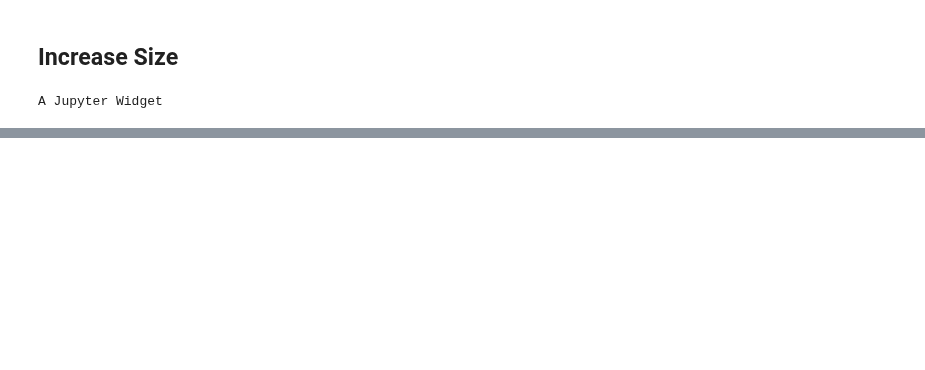
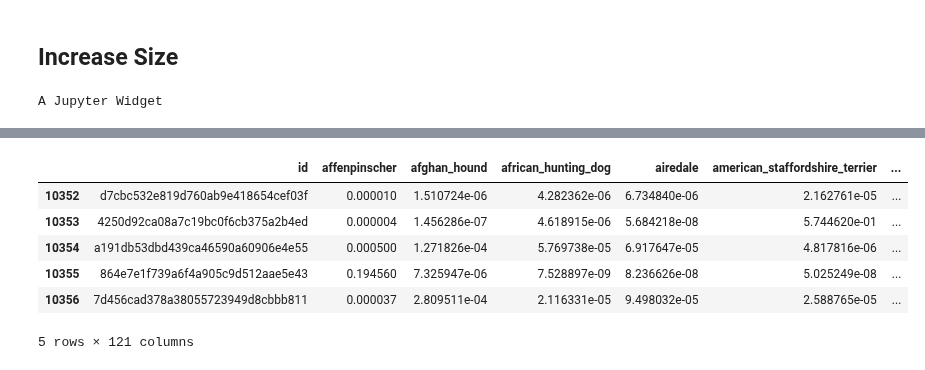
Before and after one commit to agoila/fastai, a Jupyter notebook: courses/dl1/Kaggle-dog-breed-classification.ipynb, the cells around one changed output, grey strips where cells are left out. Cells and saved outputs as stored; diff of their text form; code cells hidden in the pictures; blank space fills up the shorter version.

```diff
--- a/courses/dl1/Kaggle-dog-breed-classification.ipynb
+++ b/courses/dl1/Kaggle-dog-breed-classification.ipynb
@@ -250,0 +368,12 @@ accuracy(log_preds, y), metrics.log_loss(y, probs)
+# %%
+sub.insert(0, 'id', ids)
+# %%
+sub.tail(5)
+# %% [output]
+|  | id | affenpinscher | afghan_hound | african_hunting_dog | airedale | american_staffordshire_terrier | ... |
+| 10352 | d7cbc532e819d760ab9e418654cef03f | 0.000010 | 1.510724e-06 | 4.282362e-06 | 6.734840e-06 | 2.162761e-05 | ... |
+| 10353 | 4250d92ca08a7c19bc0f6cb375a2b4ed | 0.000004 | 1.456286e-07 | 4.618915e-06 | 5.684218e-08 | 5.744620e-01 | ... |
+| 10354 | a191db53dbd439ca46590a60906e4e55 | 0.000500 | 1.271826e-04 | 5.769738e-05 | 6.917647e-05 | 4.817816e-06 | ... |
+| 10355 | 864e7e1f739a6f4a905c9d512aae5e43 | 0.194560 | 7.325947e-06 | 7.528897e-09 | 8.236626e-08 | 5.025249e-08 | ... |
+| 10356 | 7d456cad378a38055723949d8cbbb811 | 0.000037 | 2.809511e-04 | 2.116331e-05 | 9.498032e-05 | 2.588765e-05 | ... |
+5 rows × 121 columns
```
Also changed, not shown: parts of 39 cells of this notebook, 2 other files.
